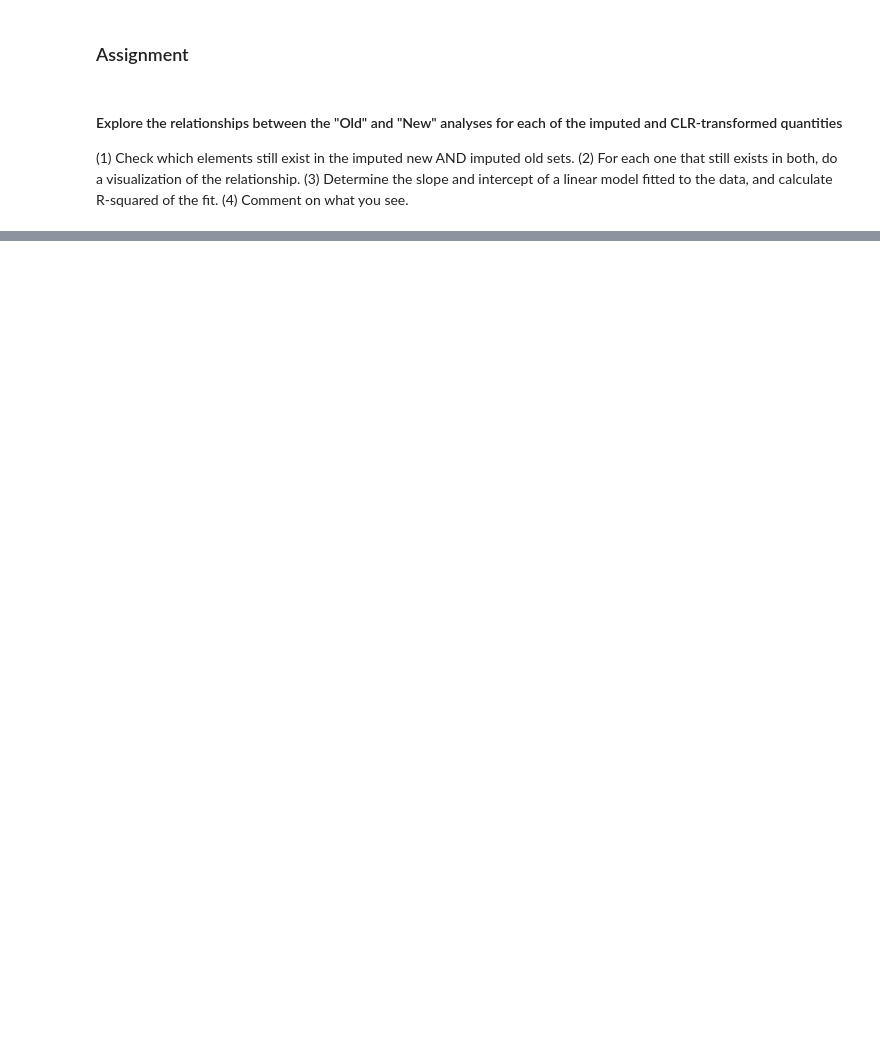
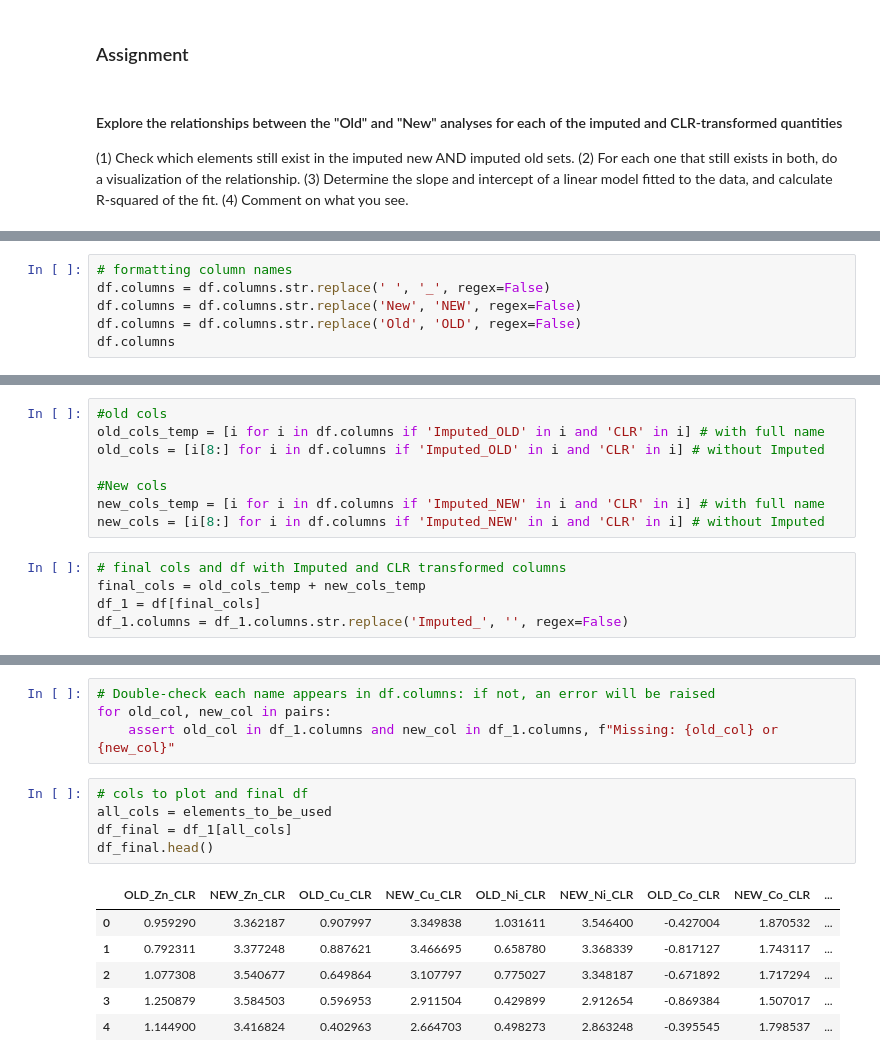
Before and after one commit to kwanda2426/projects, a Jupyter notebook: geospatial/Hw_2/Practical_2_EDA_1077167.ipynb, the cells around one changed output, grey strips where cells are left out. Saved outputs shown, nothing was run; the diff lists cells and outputs as text; blank space fills up the shorter version.

```diff
--- a/geospatial/Hw_2/Practical_2_EDA_1077167.ipynb
+++ b/geospatial/Hw_2/Practical_2_EDA_1077167.ipynb
@@ -279,0 +105,6 @@ plt.scatter(df['Imputed Old U'], df['Imputed New U'])
+# %%
+# formatting column names
+df.columns = df.columns.str.replace(' ', '_', regex=False)
+df.columns = df.columns.str.replace('New', 'NEW', regex=False)
+df.columns = df.columns.str.replace('Old', 'OLD', regex=False)
+df.columns
@@ -279,0 +120,13 @@ plt.scatter(df['Imputed Old U'], df['Imputed New U'])
+# %%
+#old cols
+old_cols_temp = [i for i in df.columns if 'Imputed_OLD' in i and 'CLR' in i] # with full name
+old_cols = [i[8:] for i in df.columns if 'Imputed_OLD' in i and 'CLR' in i] # without Imputed
+
+#New cols
+new_cols_temp = [i for i in df.columns if 'Imputed_NEW' in i and 'CLR' in i] # with full name
+new_cols = [i[8:] for i in df.columns if 'Imputed_NEW' in i and 'CLR' in i] # without Imputed
+# %%
+# final cols and df with Imputed and CLR transformed columns
+final_cols = old_cols_temp + new_cols_temp
+df_1 = df[final_cols]
+df_1.columns = df_1.columns.str.replace('Imputed_', '', regex=False)
@@ -279,0 +175,16 @@ plt.scatter(df['Imputed Old U'], df['Imputed New U'])
+# %%
+# Double-check each name appears in df.columns: if not, an error will be raised
+for old_col, new_col in pairs:
+    assert old_col in df_1.columns and new_col in df_1.columns, f"Missing: {old_col} or {new_col}"
+# %%
+# cols to plot and final df
+all_cols = elements_to_be_used
+df_final = df_1[all_cols]
+df_final.head()
+# %% [output]
+|  | OLD_Zn_CLR | NEW_Zn_CLR | OLD_Cu_CLR | NEW_Cu_CLR | OLD_Ni_CLR | NEW_Ni_CLR | OLD_Co_CLR | NEW_Co_CLR | ... |
+| 0 | 0.959290 | 3.362187 | 0.907997 | 3.349838 | 1.031611 | 3.546400 | -0.427004 | 1.870532 | ... |
+| 1 | 0.792311 | 3.377248 | 0.887621 | 3.466695 | 0.658780 | 3.368339 | -0.817127 | 1.743117 | ... |
+| 2 | 1.077308 | 3.540677 | 0.649864 | 3.107797 | 0.775027 | 3.348187 | -0.671892 | 1.717294 | ... |
+| 3 | 1.250879 | 3.584503 | 0.596953 | 2.911504 | 0.429899 | 2.912654 | -0.869384 | 1.507017 | ... |
+| 4 | 1.144900 | 3.416824 | 0.402963 | 2.664703 | 0.498273 | 2.863248 | -0.395545 | 1.798537 | ... |
```
Also changed, not shown: parts of 39 cells of this notebook.
